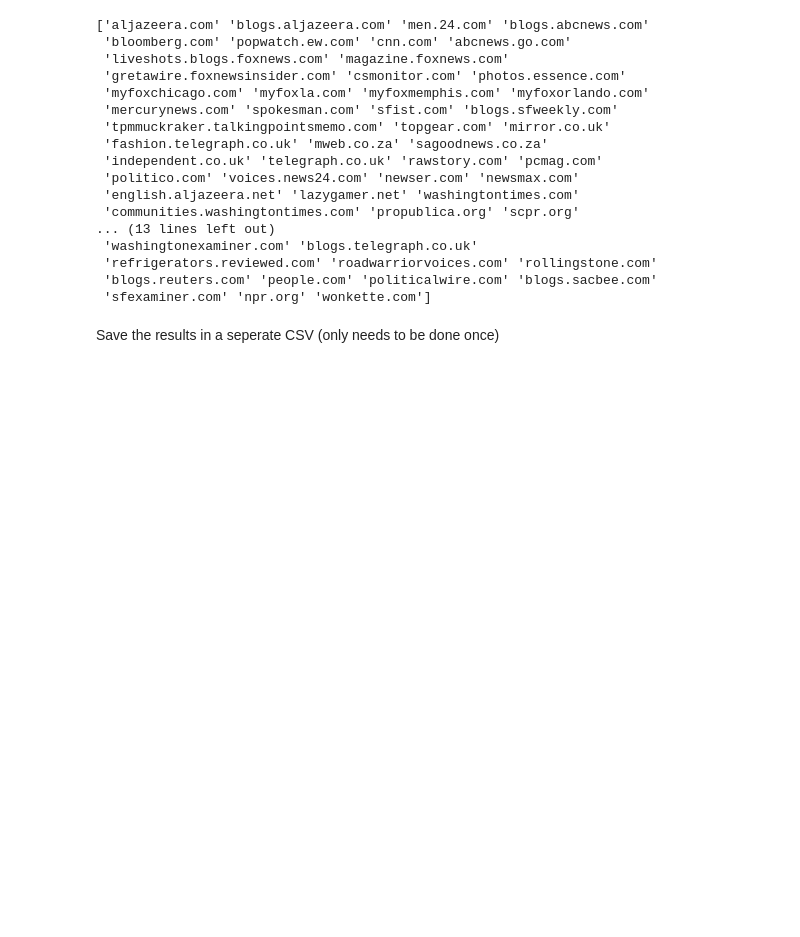
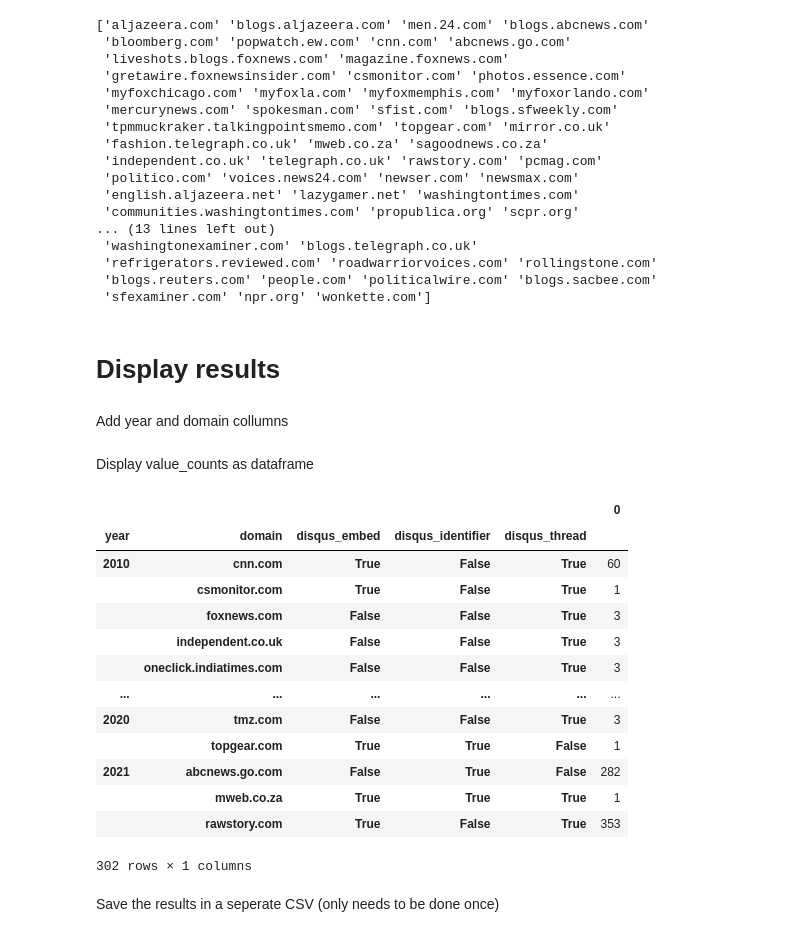
Before and after one commit to smootyboy/ARCH_News_Comments, a Jupyter notebook: Comment_Extraction.ipynb, the cells around one changed output. Cells and saved outputs as stored; diff of their text form; code cells hidden in the pictures; blank space fills up the shorter version.

```diff
--- a/Comment_Extraction.ipynb
+++ b/Comment_Extraction.ipynb
@@ -225,3 +229,7 @@ print(disqus_df['url'].apply(ah.to_domain).unique())
  'refrigerators.reviewed.com' 'roadwarriorvoices.com' 'rollingstone.com'
  'blogs.reuters.com' 'people.com' 'politicalwire.com' 'blogs.sacbee.com'
  'sfexaminer.com' 'npr.org' 'wonkette.com']
+# %% [markdown]
+# Display results
+# %% [markdown]
+Add year and domain collumns
@@ -228,3 +239,24 @@ print(disqus_df['url'].apply(ah.to_domain).unique())
+# %% [markdown]
+Display value_counts as dataframe
+# %%
+#pd.set_option('display.max_rows', 500)
+results = pd.DataFrame(disqus_df[['year','domain','disqus_embed','disqus_identifier','disqus_thread']].value_counts().sort_index())
+results
+# %% [output]
+|  |  |  |  |  | 0 |
+| year | domain | disqus_embed | disqus_identifier | disqus_thread |  |
+| 2010 | cnn.com | True | False | True | 60 |
+|  | csmonitor.com | True | False | True | 1 |
+|  | foxnews.com | False | False | True | 3 |
+|  | independent.co.uk | False | False | True | 3 |
+|  | oneclick.indiatimes.com | False | False | True | 3 |
+| ... | ... | ... | ... | ... | ... |
+| 2020 | tmz.com | False | False | True | 3 |
+|  | topgear.com | True | True | False | 1 |
+| 2021 | abcnews.go.com | False | True | False | 282 |
+|  | mweb.co.za | True | True | True | 1 |
+|  | rawstory.com | True | False | True | 353 |
+302 rows × 1 columns
 # %% [markdown]
 Save the results in a seperate CSV (only needs to be done once)
 # %%
```
Also changed, not shown: parts of 4 cells of this notebook.
